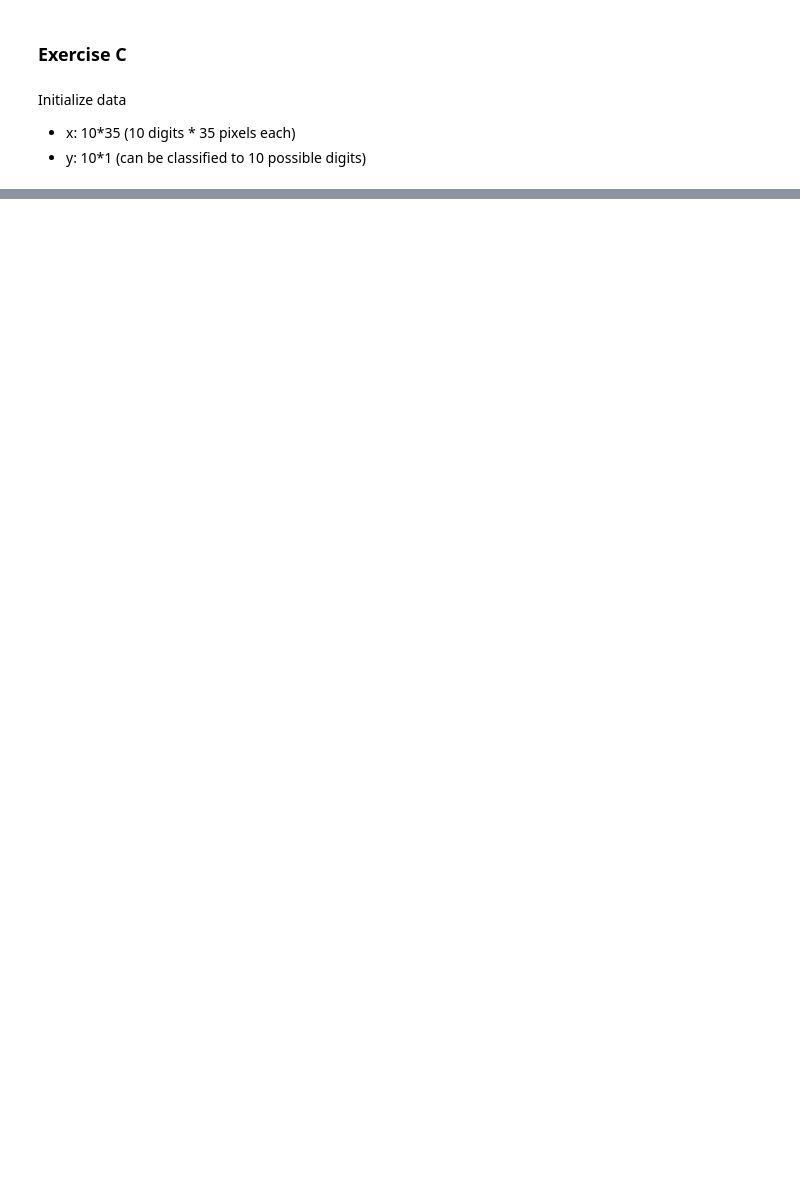
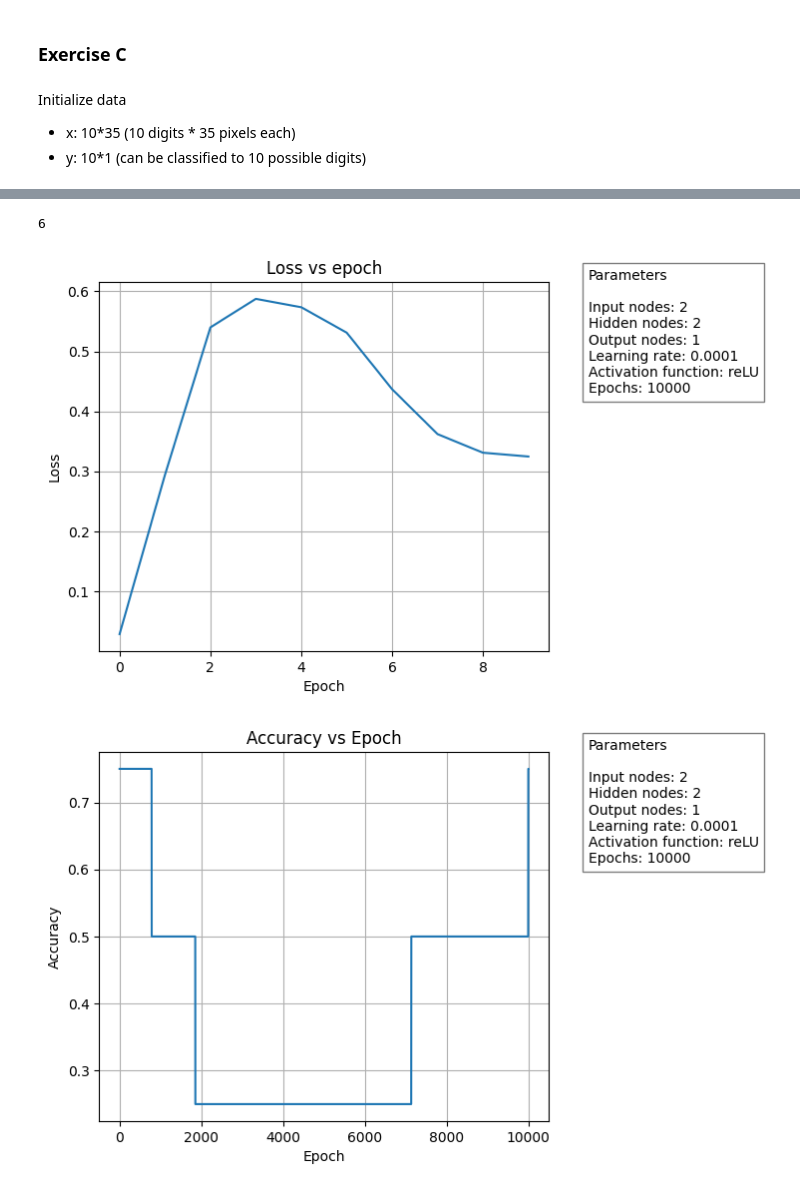
Before and after one commit to tristanff/SIA-TP3, a Jupyter notebook: Exercise3/Multilayer-with-adam.ipynb, the cells around one changed output, grey strips where cells are left out. Saved outputs shown, nothing was run; the diff lists cells and outputs as text; code cells hidden in the pictures; blank space fills up the shorter version.

Commit message:
added accuracy calculations and graphs

```diff
--- a/Exercise3/Multilayer-with-adam.ipynb
+++ b/Exercise3/Multilayer-with-adam.ipynb
@@ -46,6 +46,7 @@ class NeuralNetwork:
         self.input_size = input_size
         self.hidden_size = hidden_size
         self.output_size = output_size
+        self.accuracies = [] # Initialize accuracies
 
 
         # Initialize weights (w) and biases (b)
@@ -180,6 +181,12 @@ class NeuralNetwork:
             self.feedforward(x)
             self.backpropagation(x, y, learning_rate)
 
+            # Calculate accuracy
+            #predictions = (self.predict(x) > 0.5).astype(int)  # Convert to integers
+            predictions = np.round(self.predict(x))
+            accuracy = np.mean(predictions == y)
+            self.accuracies.append(accuracy)  # Store accuracy
+
             if not epoch % (epochs / 10):
                 loss = self.cross_entropy_loss(y, self.a2)
                 self.losses.append(loss)
@@ -270,6 +277,15 @@ class NeuralNetwork:
             ax1.grid()
             fig.savefig(f'./graphs/loss_{name}', dpi=300)
 
+        # Plot accuracy vs epoch
+        if graph_type == 'accuracy_epoch':
+            ax1.plot(self.accuracies)
+            ax1.set_title('Accuracy vs Epoch')
+            ax1.set_xlabel('Epoch')
+            ax1.set_ylabel('Accuracy')
+            ax1.grid()
+            fig.savefig(f'./graphs/accuracy_{name}', dpi=300)
+
         # Plot confusion matrix
         elif graph_type == 'confusion':
             matrix = np.array([self.feedforward(value).squeeze() for value in self.input]).T
@@ -466,8 +540,14 @@ for i, img in enumerate(noised_data):
 # %%
 np.argmax(nn_C.predict(random_digit))
+# %% [output]
+6
 # %%
 #analyzing
 # %%
 nn_A.graph('loss_epoch')
+nn_A.graph(graph_type='accuracy_epoch')
+# %% [output]
+[figure, added]
+[figure, added]
 # %%
 nn_B.graph('loss_epoch')
```
Also changed, not shown: parts of 12 cells of this notebook.
